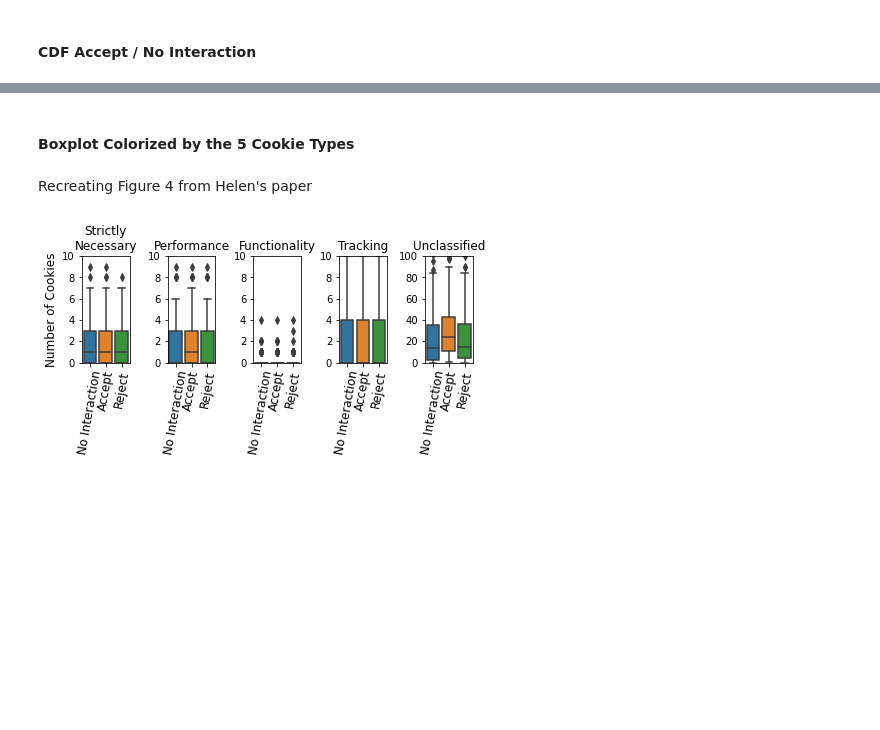
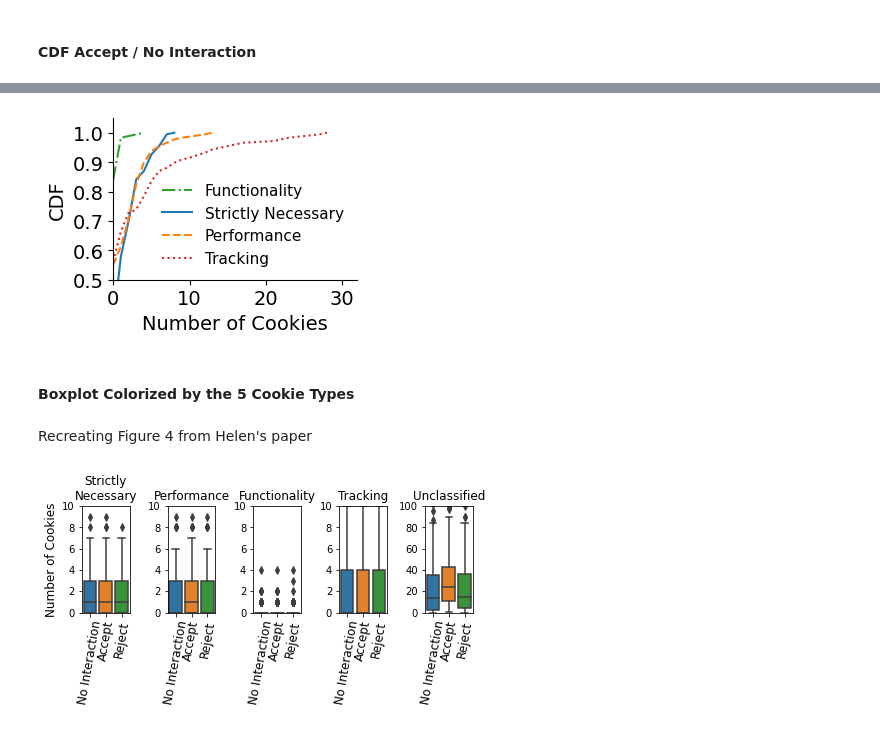
Before and after one commit to maxwellmlin/dataverse-files, a Jupyter notebook: reproducibility/analysis.ipynb, the cells around one changed output, grey strips where cells are left out. Saved outputs shown, nothing was run; the diff lists cells and outputs as text; code cells hidden in the pictures; blank space fills up the shorter version.

```diff
--- a/reproducibility/analysis.ipynb
+++ b/reproducibility/analysis.ipynb
@@ -1134,3 +1234,7 @@ Error:
+# %%
+plot_cdf_cookie_counts(reject_df, 'Distribution of Cookies after Clicking Reject Button', fig_name='bannerclick_reject_cdf')
+# %% [output]
+[figure, added]
 # %% [markdown]
 #### Boxplot Colorized by the 5 Cookie Types
 # %% [markdown]
```
Also changed, not shown: parts of 17 cells of this notebook, 3 other files.
